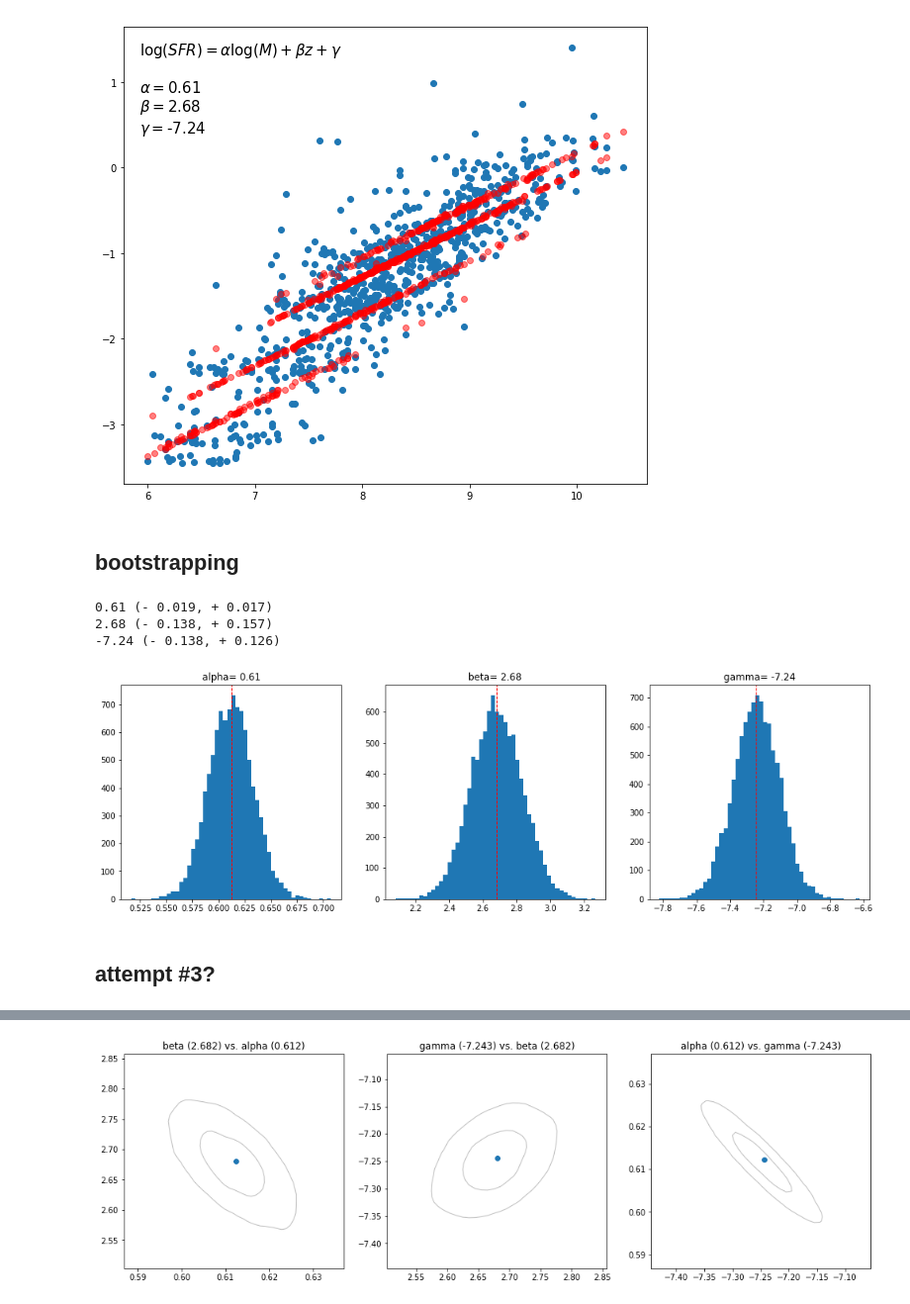
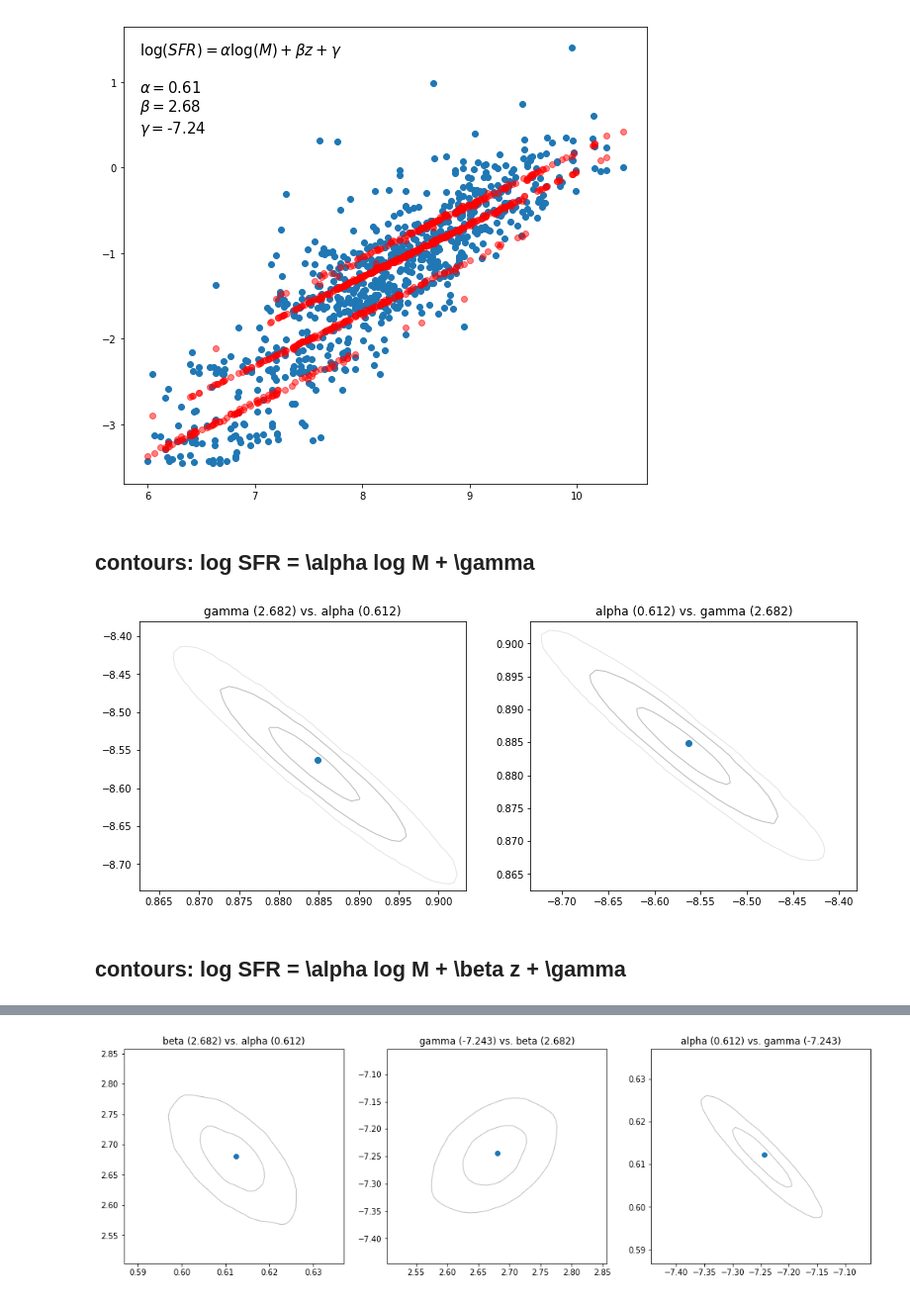
Before and after one commit to kaitshin/LowM_MainSequence, a Jupyter notebook: MC_fit_errors.ipynb, the cells around one changed output, grey strips where cells are left out. Shown at 99% size. Saved outputs shown, nothing was run; the diff lists cells and outputs as text; code cells hidden in the pictures.

Commit message:
added 3sig contours for no zdep relation

```diff
--- a/MC_fit_errors.ipynb
+++ b/MC_fit_errors.ipynb
@@ -45,6 +45,10 @@ mz_data = np.vstack([mass, z_sp]).T
 eqn_str = r'$\log(SFR) = \alpha \log(M) + \beta z + \gamma$'
 def func(data, a, b, c):
     return a*data[:,0] + b*data[:,1] + c
+
+eqn0 = r'$\log(SFR) = \alpha \log(M) + \beta$'
+def func0(data, a, b):
+    return a*data + b
 # %% [markdown]
 ### the plot
 # %%
@@ -66,6 +70,46 @@ plt.tight_layout()
 plt.show()
 # %% [output]
 [figure]
-# %% [markdown]
-## bootstrapping
+# %% [markdown]
+## contours: log SFR = \alpha log M + \gamma
+# %%
+delta_sfrs = corr_tbl['meas_errs'].data[good_sig_iis]
+
+num_iters = 10000
+seed = 132089
+sfrs_pdf = random_pdf(sfrs, delta_sfrs, seed_i=seed, n_iter=num_iters)
+
+np.random.seed(12376)
+
+alpha_arr = np.array([])
+gamma_arr = np.array([])
+
+for i in range(num_iters):
+    s_arr = sfrs_pdf[:,i]
+
+    params, pcov = optimize.curve_fit(func0, mass, s_arr)
+    alpha_arr = np.append(alpha_arr, params[0])
+    gamma_arr = np.append(gamma_arr, params[1])
+# %%
+f, axes = plt.subplots(1,2)
+params_arr = [alpha_arr, gamma_arr]
+lbl_arr = ['alpha', 'gamma']
+
+for i, ax, const_arr, lbl in zip(range(2), axes, params_arr, lbl_arr):
+    j = (i+1)%2
+
+    xsize=0.001 if np.std(params_arr[i]) < 0.01 else 0.01
+    ysize=0.001 if np.std(params_arr[j]) < 0.01 else 0.01
+
+    x_final, y_final, hist2d, sig_levels = contours(params_arr[i], params_arr[j], xsize, ysize, three_sig=True)
+    ax.contour(x_final, y_final, hist2d, levels=sig_levels, colors=('0.90','0.75','0.75'))
+    ax.scatter(np.median(params_arr[i]), np.median(params_arr[j]))
+
+    ax.set_title(lbl_arr[j]+' (%.3f)'%params00[j]+' vs. '+lbl_arr[i]+' (%.3f)'%params00[i])
+
+f.set_size_inches(13,5)
+# %% [output]
+[figure, added]
+# %% [markdown]
+## contours: log SFR = \alpha log M + \beta z + \gamma
 # %%
@@ -92,19 +136,12 @@ for i in range(10000):
     beta_arr = np.append(beta_arr, params[1])
     gamma_arr = np.append(gamma_arr, params[2])
 # %%
-f, axes = plt.subplots(1,3)
-for i, ax, const_arr, lbl in zip(range(3), axes, [alpha_arr, beta_arr, gamma_arr], ['alpha', 'beta', 'gamma']):
-    ax.hist(const_arr, bins=50)
-    ax.axvline(params00[i], c='r', ls='--')
-    ax.set_title(lbl+'= %.2f'%params00[i])
+# f, axes = plt.subplots(1,3)
+# for i, ax, const_arr, lbl in zip(range(3), axes, [alpha_arr, beta_arr, gamma_arr], ['alpha', 'beta', 'gamma']):
+#     ax.hist(const_arr, bins=50)
+#     ax.axvline(params00[i], c='r', ls='--')
+#     ax.set_title(lbl+'= %.2f'%params00[i])
+#     print '%.3f'%params00[i], '(sample mean: %.3f)'%np.mean(const_arr)
+#     print '\t (-%.3f'%confidence(const_arr)[0]+', +%.3f'%confidence(const_arr)[1]+')'
 
-    print '%.2f'%params00[i], '(- %.3f'%confidence(const_arr)[0]+', + %.3f'%confidence(const_arr)[1]+')'
-
-f.set_size_inches(17,5)
+# f.set_size_inches(17,5)
-# %% [output]
-0.61 (- 0.019, + 0.017)
-2.68 (- 0.138, + 0.157)
--7.24 (- 0.138, + 0.126)
-[figure, removed]
-# %% [markdown]
-## attempt #3?
```
Also changed, not shown: parts of 6 cells of this notebook.
